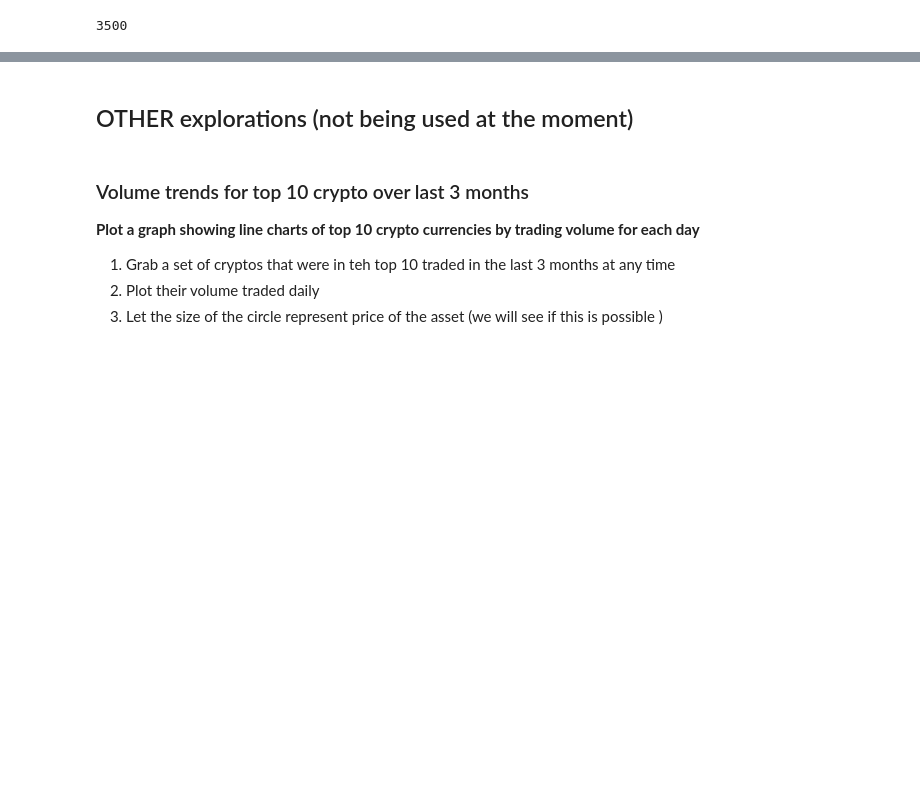
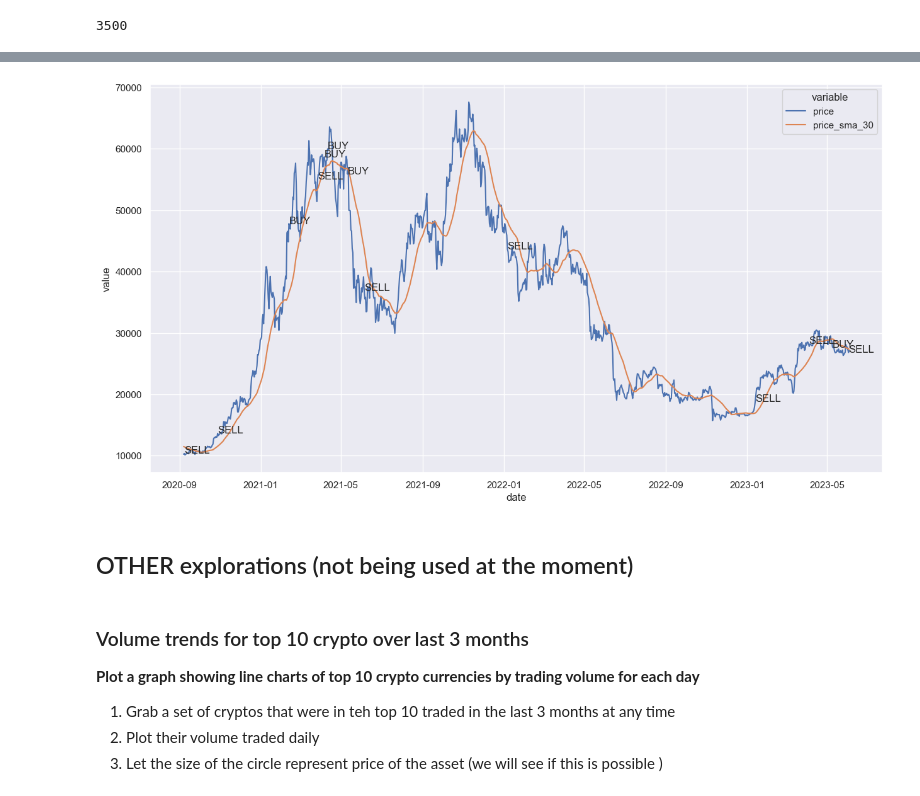
Before and after one commit to abhishek4563/crypto-trading-app, a Jupyter notebook: GetCryptoPrices.ipynb, the cells around one changed output, grey strips where cells are left out. Drawn from its saved outputs; the diff is of its cells as text; code cells hidden in the pictures; blank space fills up the shorter version.

```diff
--- a/GetCryptoPrices.ipynb
+++ b/GetCryptoPrices.ipynb
@@ -688,0 +835,9 @@ plt.show()
+# %%
+
+sns.lineplot(x='date',y='value',data=pd.melt(btc_historical_prices[['date','price','price_sma_30']].tail(1000), ['date']),hue='variable')
+
+for index, row in btc_historical_prices.tail(1000).iterrows():
+    if (row['temp_signal'] != None):
+        plt.text(row['date'], row['price'], row['temp_signal'])
+# %% [output]
+[figure, added]
```
Also changed, not shown: parts of 39 cells of this notebook.
